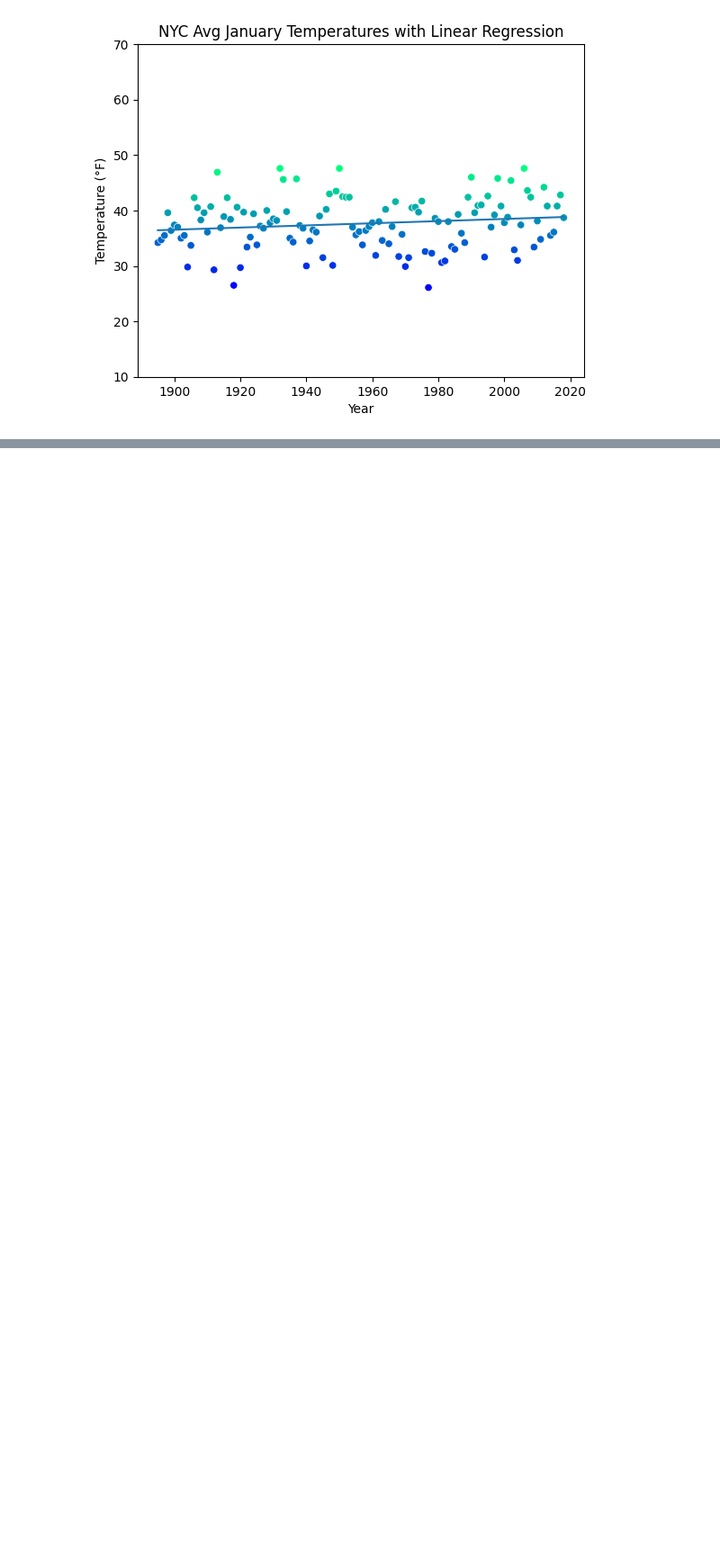
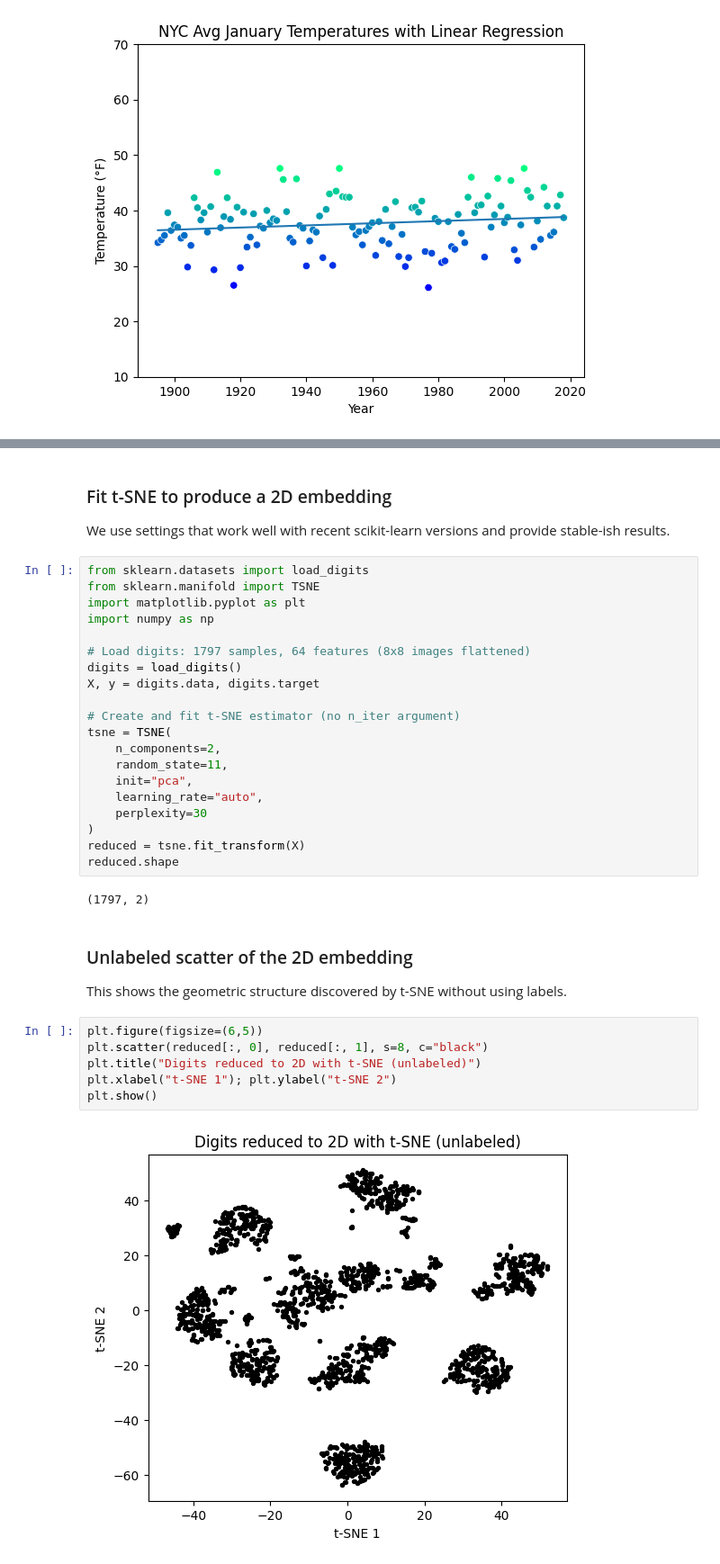
Before and after one commit to brendonmcnulty/datafun-07-ml, a Jupyter notebook: ml_ch15_examples.ipynb, the cells around one changed output, grey strips where cells are left out. Shown at 90% size. Saved outputs shown, nothing was run; the diff lists cells and outputs as text; blank space fills up the shorter version.

```diff
--- a/ml_ch15_examples.ipynb
+++ b/ml_ch15_examples.ipynb
@@ -83,0 +105,36 @@ plt.show()
+# %% [markdown]
+### Fit t-SNE to produce a 2D embedding
+We use settings that work well with recent scikit-learn versions and provide stable-ish results.
+# %%
+from sklearn.datasets import load_digits
+from sklearn.manifold import TSNE
+import matplotlib.pyplot as plt
+import numpy as np
+
+# Load digits: 1797 samples, 64 features (8x8 images flattened)
+digits = load_digits()
+X, y = digits.data, digits.target
+
+# Create and fit t-SNE estimator (no n_iter argument)
+tsne = TSNE(
+    n_components=2,
+    random_state=11,
+    init="pca",
+    learning_rate="auto",
+    perplexity=30
+)
+reduced = tsne.fit_transform(X)
+reduced.shape
+# %% [output]
+(1797, 2)
+# %% [markdown]
+### Unlabeled scatter of the 2D embedding
+This shows the geometric structure discovered by t-SNE without using labels.
+# %%
+plt.figure(figsize=(6,5))
+plt.scatter(reduced[:, 0], reduced[:, 1], s=8, c="black")
+plt.title("Digits reduced to 2D with t-SNE (unlabeled)")
+plt.xlabel("t-SNE 1"); plt.ylabel("t-SNE 2")
+plt.show()
+# %% [output]
+[figure, added]
```
Also changed, not shown: parts of 4 cells of this notebook, 3 other files.
